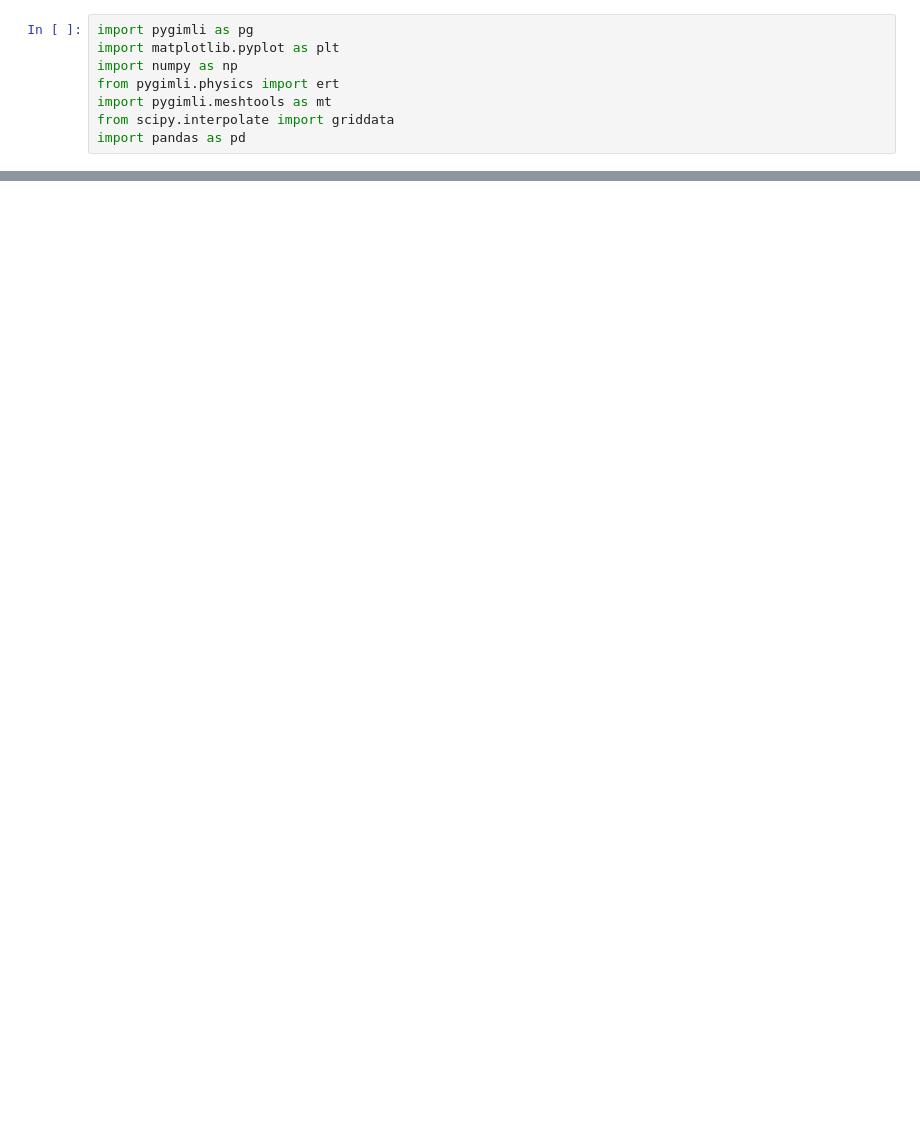
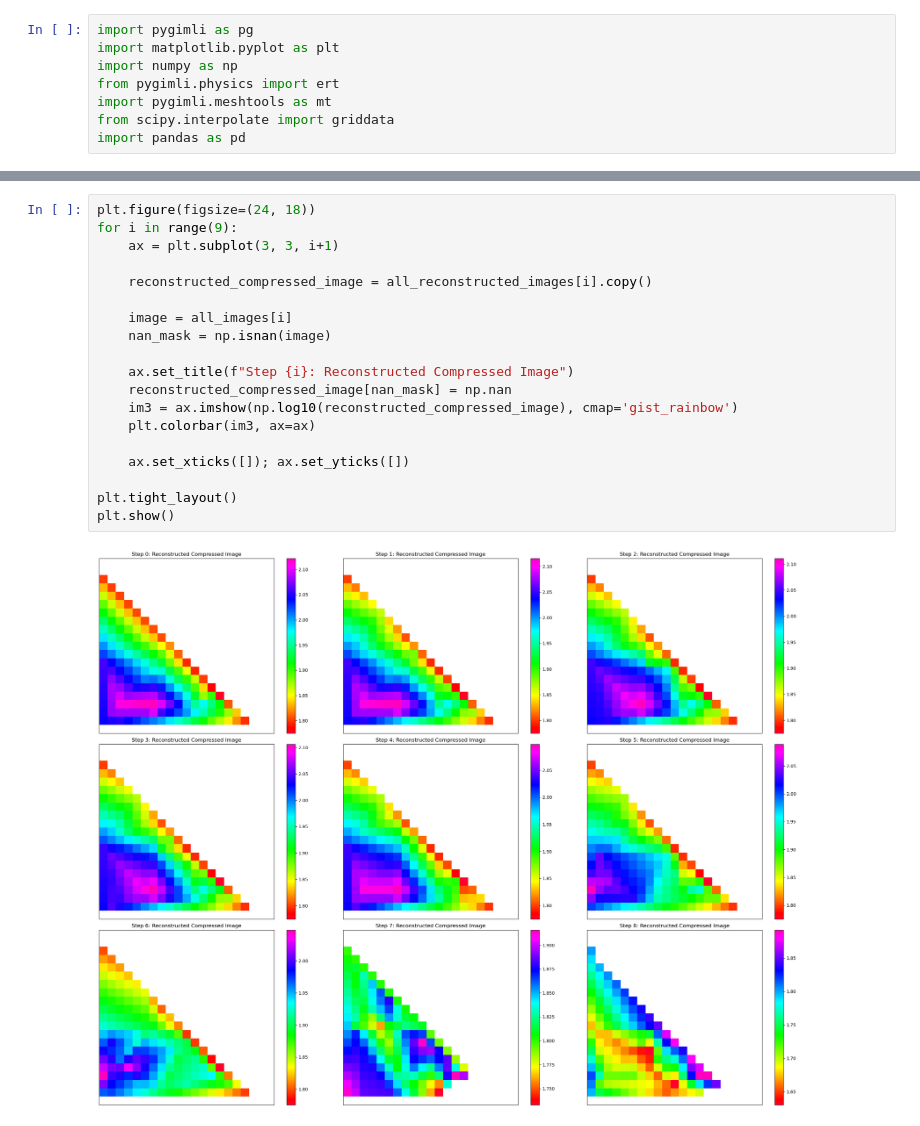
Before and after one commit to sideris25/thesis, a Jupyter notebook: timelapse1/timelapse1.ipynb, the cells around one changed output, grey strips where cells are left out. Drawn from its saved outputs; the diff is of its cells as text; blank space fills up the shorter version.

```diff
--- a/timelapse1/timelapse1.ipynb
+++ b/timelapse1/timelapse1.ipynb
@@ -303,0 +342,21 @@ for i in range(9):
+# %%
+plt.figure(figsize=(24, 18))
+for i in range(9):
+    ax = plt.subplot(3, 3, i+1)
+
+    reconstructed_compressed_image = all_reconstructed_images[i].copy()
+
+    image = all_images[i]
+    nan_mask = np.isnan(image)
+
+    ax.set_title(f"Step {i}: Reconstructed Compressed Image")
+    reconstructed_compressed_image[nan_mask] = np.nan
+    im3 = ax.imshow(np.log10(reconstructed_compressed_image), cmap='gist_rainbow')
+    plt.colorbar(im3, ax=ax)
+
+    ax.set_xticks([]); ax.set_yticks([])
+
+plt.tight_layout()
+plt.show()
+# %% [output]
+[figure, added]
```
Also changed, not shown: parts of 8 cells of this notebook, 48 other files.
